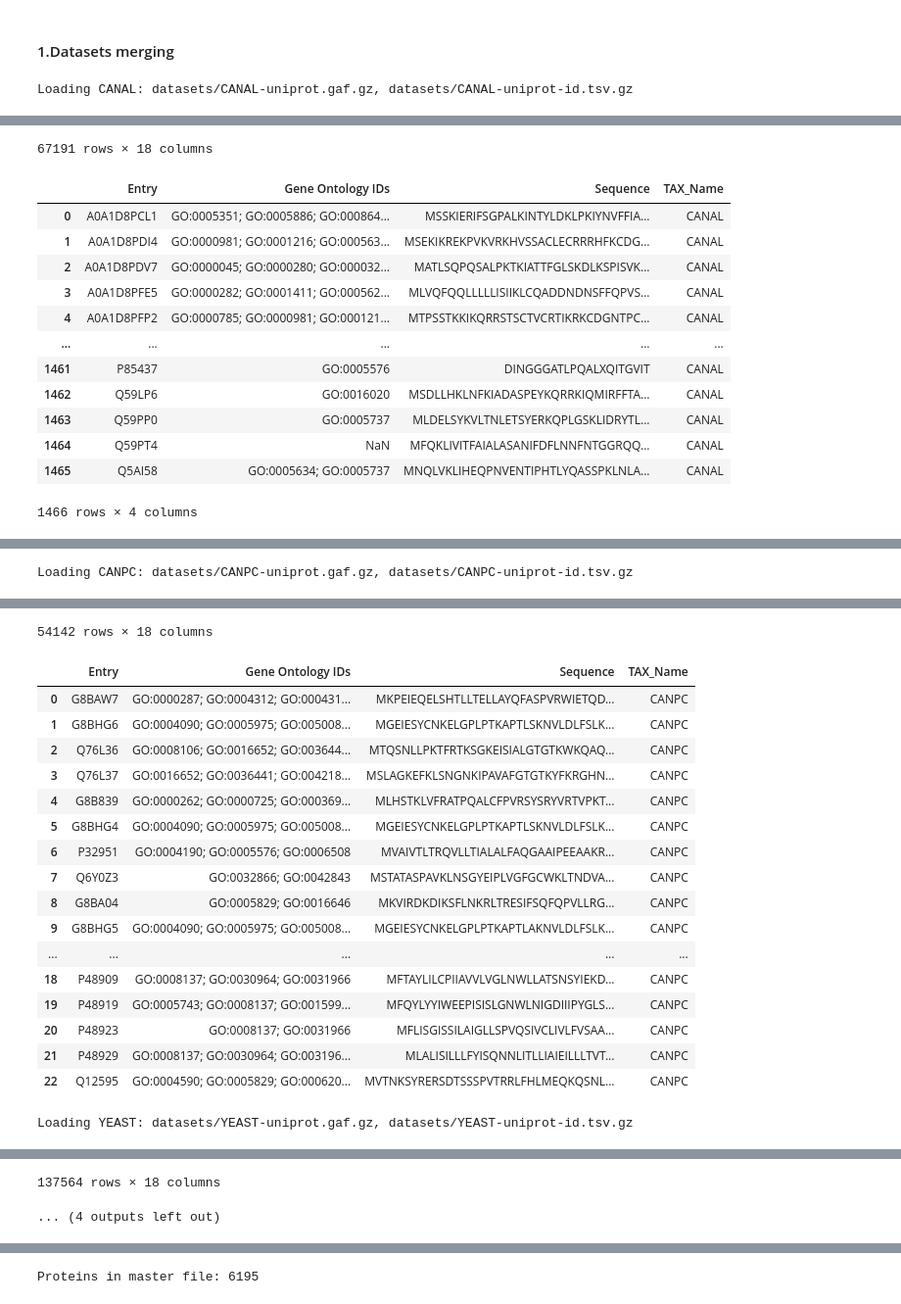
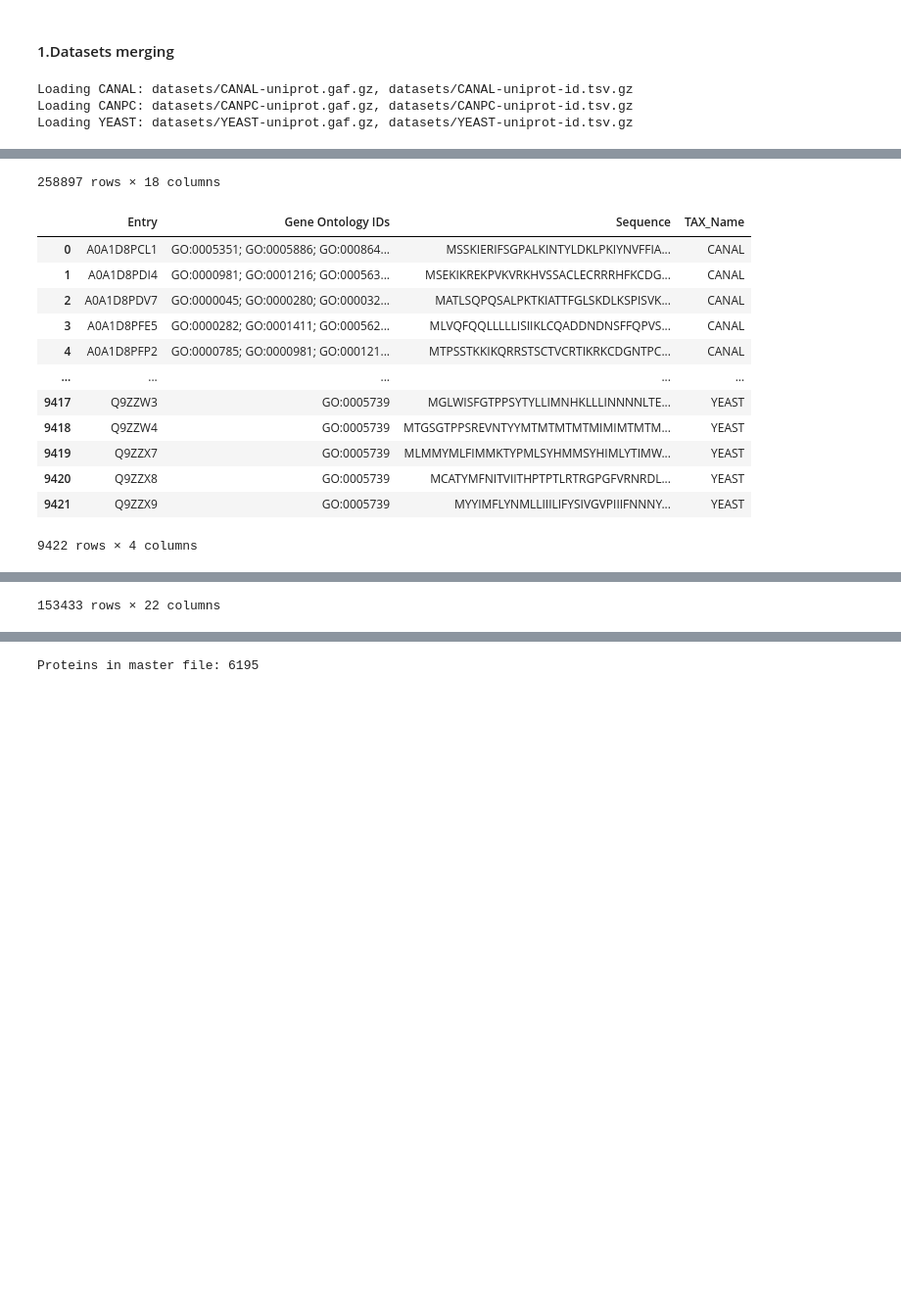
Before and after one commit to LukaszKluza/MLinBio, a Jupyter notebook: notebook.ipynb, the cells around one changed output, grey strips where cells are left out. Shown at 98% size. Saved outputs shown, nothing was run; the diff lists cells and outputs as text; code cells hidden in the pictures; blank space fills up the shorter version.

```diff
--- a/notebook.ipynb
+++ b/notebook.ipynb
@@ -66,11 +66,11 @@ for ds in datasets:
     print(f"Loading {name}: {gaf_url}, {id_url}")
     gaf_df=load_gaf(gaf_url)
     gaf_df["TAX_Name"] = name
-    display(gaf_df)
+    # display(gaf_df)
 
     ids_df = load_ids(id_url)
     ids_df["TAX_Name"] = name
-    display(ids_df)
+    # display(ids_df)
 
     gaf_list.append(gaf_df)
     uniprot_list.append(ids_df)
@@ -84,10 +84,15 @@ for ds in datasets:
 gaf_df = pd.concat(gaf_list, ignore_index=True)
 uniprot_df = pd.concat(uniprot_list, ignore_index=True)
 
+display(gaf_df)
+display(uniprot_df)
+
 merged_df = pd.merge(uniprot_df, gaf_df, left_on='Entry', right_on='DB_Object_ID')
 display(merged_df)
 # %% [output]
 Loading CANAL: datasets/CANAL-uniprot.gaf.gz, datasets/CANAL-uniprot-id.tsv.gz
+Loading CANPC: datasets/CANPC-uniprot.gaf.gz, datasets/CANPC-uniprot-id.tsv.gz
+Loading YEAST: datasets/YEAST-uniprot.gaf.gz, datasets/YEAST-uniprot-id.tsv.gz
 |  | DB | DB_Object_ID | DB_Object_Symbol | Qualifier | GO_ID | DB_Reference | Evidence_Code | With_From | ... |
 | 0 | UniProtKB | A0A1D8PC38 | CTA2 | enables | GO:0000822 | GO_REF:0000033 | IBA | PANTHER:PTN000311158|SGD:S000002366 | ... |
 | 1 | UniProtKB | A0A1D8PC38 | CTA2 | enables | GO:0003674 | GO_REF:0000015 | ND | NaN | ... |
@@ -103,14 +108,14 @@ Loading CANAL: datasets/CANAL-uniprot.gaf.gz, datasets/CANAL-uniprot-id.tsv.gz
-67191 rows × 18 columns
+258897 rows × 18 columns
 |  | Entry | Gene Ontology IDs | Sequence | TAX_Name |
 | 0 | A0A1D8PCL1 | GO:0005351; GO:0005886; GO:000864... | MSSKIERIFSGPALKINTYLDKLPKIYNVFFIA... | CANAL |
 | 1 | A0A1D8PDI4 | GO:0000981; GO:0001216; GO:000563... | MSEKIKREKPVKVRKHVSSACLECRRRHFKCDG... | CANAL |
 | 2 | A0A1D8PDV7 | GO:0000045; GO:0000280; GO:000032... | MATLSQPQSALPKTKIATTFGLSKDLKSPISVK... | CANAL |
 | 3 | A0A1D8PFE5 | GO:0000282; GO:0001411; GO:000562... | MLVQFQQLLLLLISIIKLCQADDNDNSFFQPVS... | CANAL |
 | 4 | A0A1D8PFP2 | GO:0000785; GO:0000981; GO:000121... | MTPSSTKKIKQRRSTSCTVCRTIKRKCDGNTPC... | CANAL |
 | ... | ... | ... | ... | ... |
-| 1461 | P85437 | GO:0005576 | DINGGGATLPQALXQITGVIT | CANAL |
-| 1462 | Q59LP6 | GO:0016020 | MSDLLHKLNFKIADASPEYKQRRKIQMIRFFTA... | CANAL |
-| 1463 | Q59PP0 | GO:0005737 | MLDELSYKVLTNLETSYERKQPLGSKLIDRYTL... | CANAL |
-| 1464 | Q59PT4 | NaN | MFQKLIVITFAIALASANIFDFLNNFNTGGRQQ... | CANAL |
-| 1465 | Q5AI58 | GO:0005634; GO:0005737 | MNQLVKLIHEQPNVENTIPHTLYQASSPKLNLA... | CANAL |
+| 9417 | Q9ZZW3 | GO:0005739 | MGLWISFGTPPSYTYLLIMNHKLLLINNNNLTE... | YEAST |
+| 9418 | Q9ZZW4 | GO:0005739 | MTGSGTPPSREVNTYYMTMTMTMTMIMIMTMTM... | YEAST |
+| 9419 | Q9ZZX7 | GO:0005739 | MLMMYMLFIMMKTYPMLSYHMMSYHIMLYTIMW... | YEAST |
+| 9420 | Q9ZZX8 | GO:0005739 | MCATYMFNITVIITHPTPTLRTRGPGFVRNRDL... | YEAST |
+| 9421 | Q9ZZX9 | GO:0005739 | MYYIMFLYNMLLIIILIFYSIVGVPIIIFNNNY... | YEAST |
-1466 rows × 4 columns
+9422 rows × 4 columns
@@ -117 +134 @@ Loading CANAL: datasets/CANAL-uniprot.gaf.gz, datasets/CANAL-uniprot-id.tsv.gz
-Loading CANPC: datasets/CANPC-uniprot.gaf.gz, datasets/CANPC-uniprot-id.tsv.gz
+153433 rows × 22 columns
@@ -130,19 +134,0 @@ Loading CANPC: datasets/CANPC-uniprot.gaf.gz, datasets/CANPC-uniprot-id.tsv.gz
-54142 rows × 18 columns
-|  | Entry | Gene Ontology IDs | Sequence | TAX_Name |
-| 0 | G8BAW7 | GO:0000287; GO:0004312; GO:000431... | MKPEIEQELSHTLLTELLAYQFASPVRWIETQD... | CANPC |
-| 1 | G8BHG6 | GO:0004090; GO:0005975; GO:005008... | MGEIESYCNKELGPLPTKAPTLSKNVLDLFSLK... | CANPC |
-| 2 | Q76L36 | GO:0008106; GO:0016652; GO:003644... | MTQSNLLPKTFRTKSGKEISIALGTGTKWKQAQ... | CANPC |
-| 3 | Q76L37 | GO:0016652; GO:0036441; GO:004218... | MSLAGKEFKLSNGNKIPAVAFGTGTKYFKRGHN... | CANPC |
-| 4 | G8B839 | GO:0000262; GO:0000725; GO:000369... | MLHSTKLVFRATPQALCFPVRSYSRYVRTVPKT... | CANPC |
-| 5 | G8BHG4 | GO:0004090; GO:0005975; GO:005008... | MGEIESYCNKELGPLPTKAPTLSKNVLDLFSLK... | CANPC |
-| 6 | P32951 | GO:0004190; GO:0005576; GO:0006508 | MVAIVTLTRQVLLTIALALFAQGAAIPEEAAKR... | CANPC |
-| 7 | Q6Y0Z3 | GO:0032866; GO:0042843 | MSTATASPAVKLNSGYEIPLVGFGCWKLTNDVA... | CANPC |
-| 8 | G8BA04 | GO:0005829; GO:0016646 | MKVIRDKDIKSFLNKRLTRESIFSQFQPVLLRG... | CANPC |
-| 9 | G8BHG5 | GO:0004090; GO:0005975; GO:005008... | MGEIESYCNKELGPLPTKAPTLAKNVLDLFSLK... | CANPC |
-| ... | ... | ... | ... | ... |
-| 18 | P48909 | GO:0008137; GO:0030964; GO:0031966 | MFTAYLILCPIIAVVLVGLNWLLATSNSYIEKD... | CANPC |
-| 19 | P48919 | GO:0005743; GO:0008137; GO:001599... | MFQYLYYIWEEPISISLGNWLNIGDIIIPYGLS... | CANPC |
-| 20 | P48923 | GO:0008137; GO:0031966 | MFLISGISSILAIGLLSPVQSIVCLIVLFVSAA... | CANPC |
-| 21 | P48929 | GO:0008137; GO:0030964; GO:003196... | MLALISILLLFYISQNNLITLLIAIEILLLTVT... | CANPC |
-| 22 | Q12595 | GO:0004590; GO:0005829; GO:000620... | MVTNKSYRERSDTSSSPVTRRLFHLMEQKQSNL... | CANPC |
-Loading YEAST: datasets/YEAST-uniprot.gaf.gz, datasets/YEAST-uniprot-id.tsv.gz
@@ -161,2 +134,0 @@ Loading YEAST: datasets/YEAST-uniprot.gaf.gz, datasets/YEAST-uniprot-id.tsv.gz
-137564 rows × 18 columns
-... (4 outputs left out)
```
Also changed, not shown: parts of 14 cells of this notebook, 10 other files.
